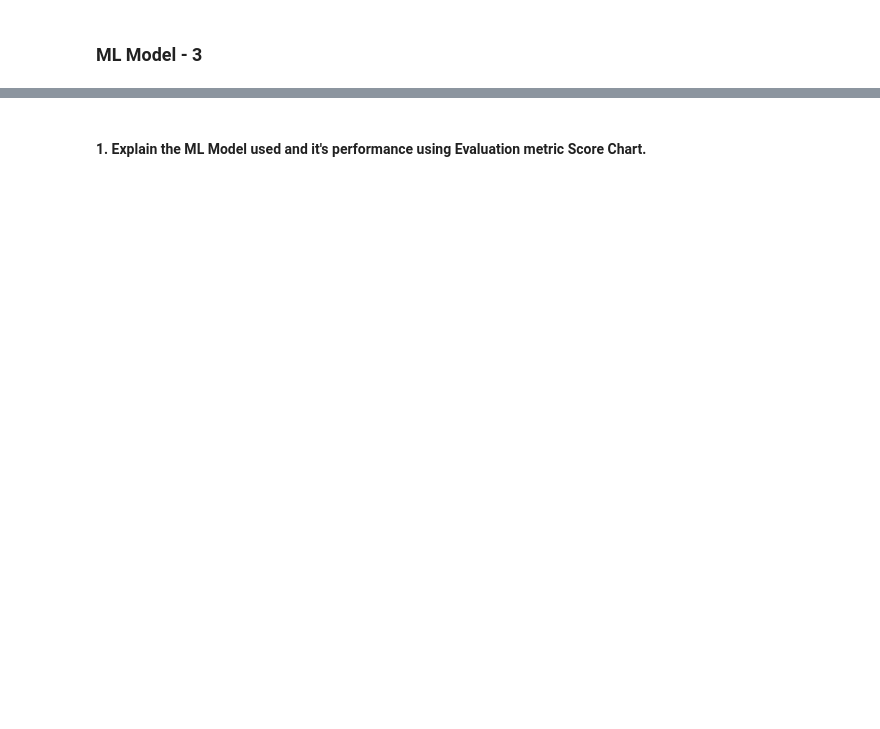
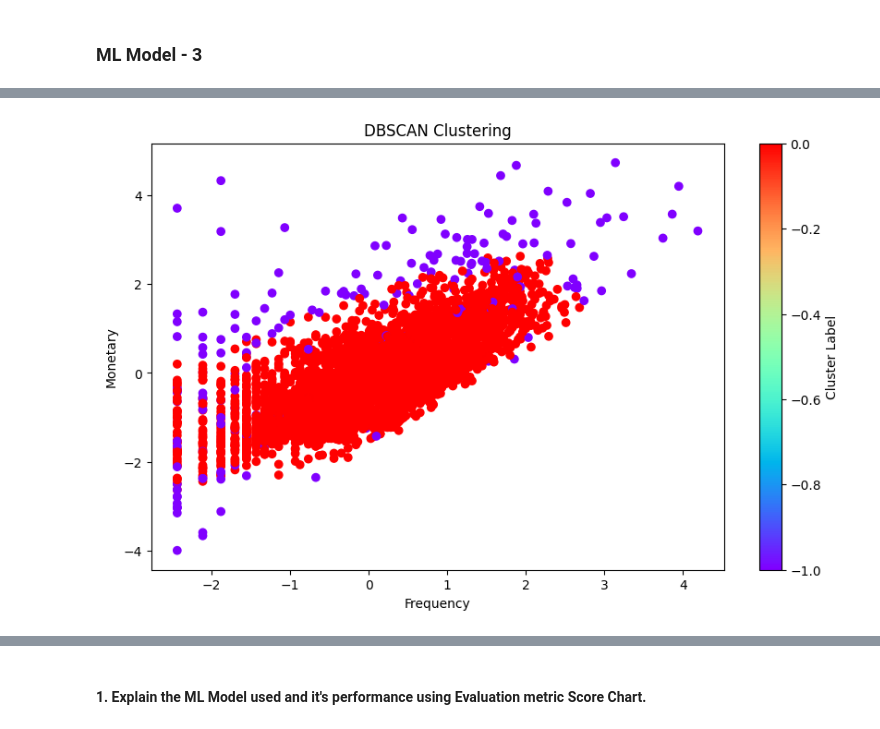
Before and after one commit to akshat-mishra-ds/Myntra-Online-Retail-Customer-Segmentation, a Jupyter notebook: Myntra_Online_Retail_Customer_Segmentation.ipynb, the cells around one changed output, grey strips where cells are left out. Cells and saved outputs as stored; diff of their text form; code cells hidden in the pictures; blank space fills up the shorter version.

```diff
--- a/Myntra_Online_Retail_Customer_Segmentation.ipynb
+++ b/Myntra_Online_Retail_Customer_Segmentation.ipynb
@@ -1399,0 +1492,11 @@ Answer Here.
+# %%
+# Visualize Clusters (Using Frequency vs Monetary)
+plt.figure(figsize=(10, 6))
+plt.scatter(X[:,1], X[:,2], c=dbscan.labels_, cmap='rainbow')
+plt.title('DBSCAN Clustering')
+plt.xlabel("Frequency")
+plt.ylabel("Monetary")
+plt.colorbar(label="Cluster Label")
+plt.show()
+# %% [output]
+[figure, added]
```
Also changed, not shown: parts of 54 cells of this notebook.
